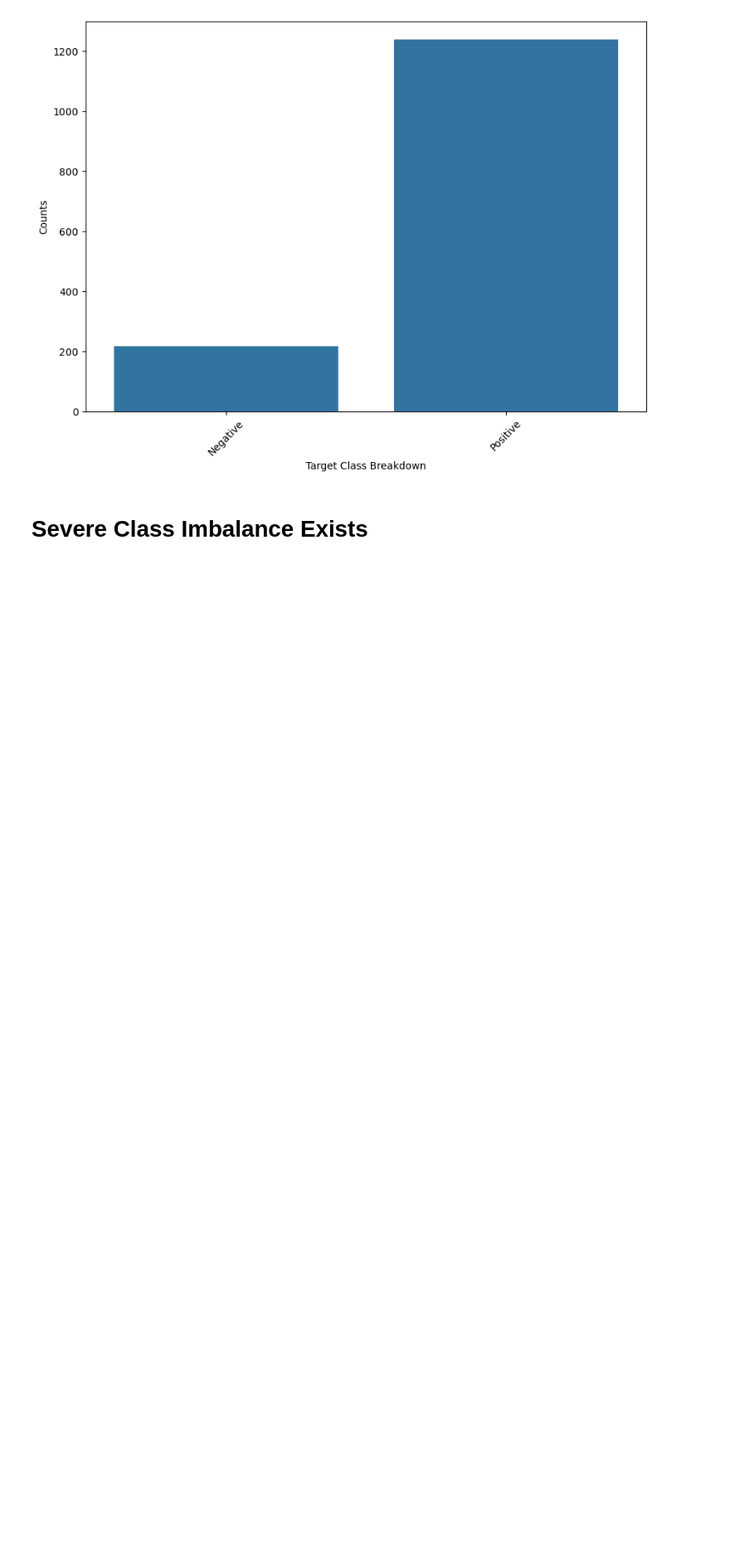
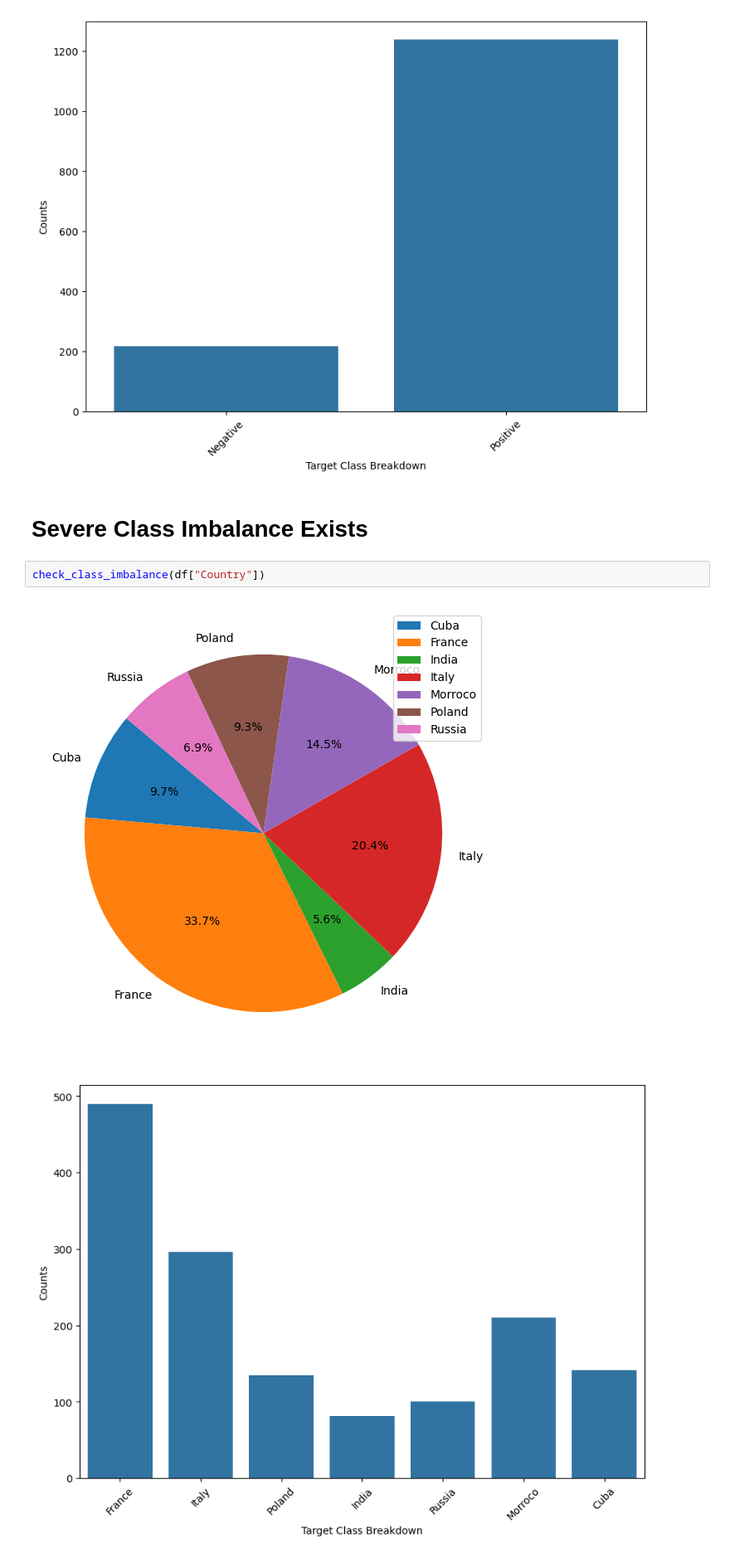
Before and after one commit to MaukanMir/Restaurant-Reviews, a Jupyter notebook: training.ipynb, the cells around one changed output. Shown at 83% size. Cells and saved outputs as stored; diff of their text form; blank space fills up the shorter version.

```diff
--- a/training.ipynb
+++ b/training.ipynb
@@ -78,3 +78,8 @@ check_class_imbalance(df["Sentiment"])
 [figure]
 # %% [markdown]
 # Severe Class Imbalance Exists
+# %%
+check_class_imbalance(df["Country"])
+# %% [output]
+[figure, added]
+[figure, added]
```
